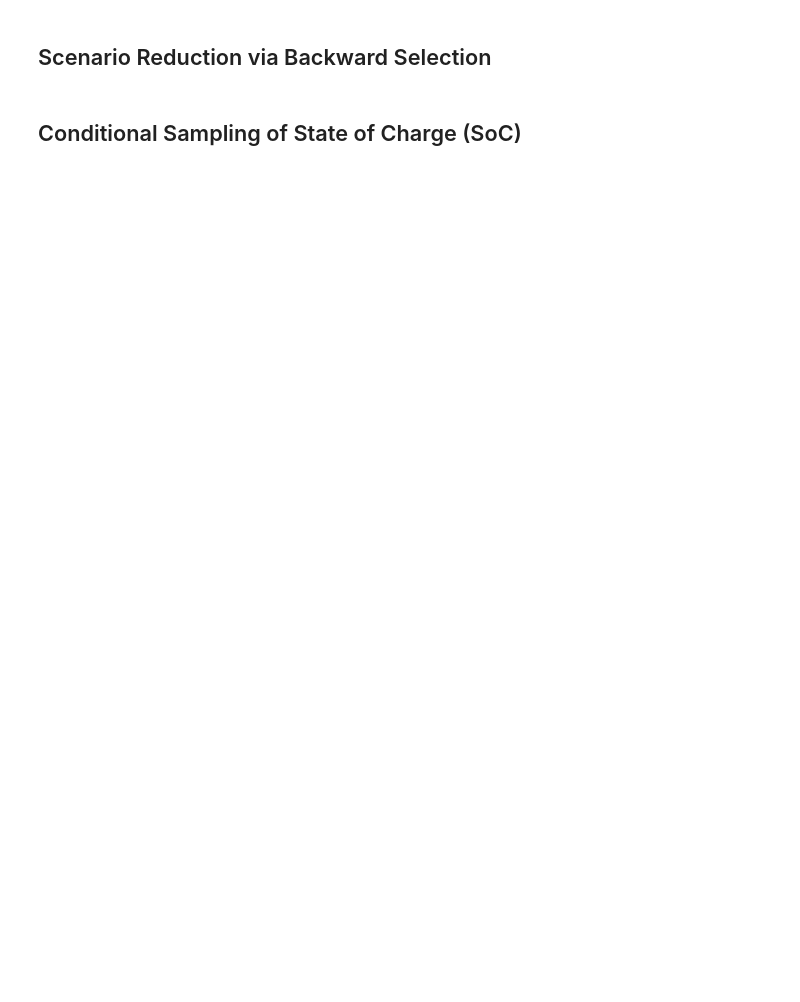
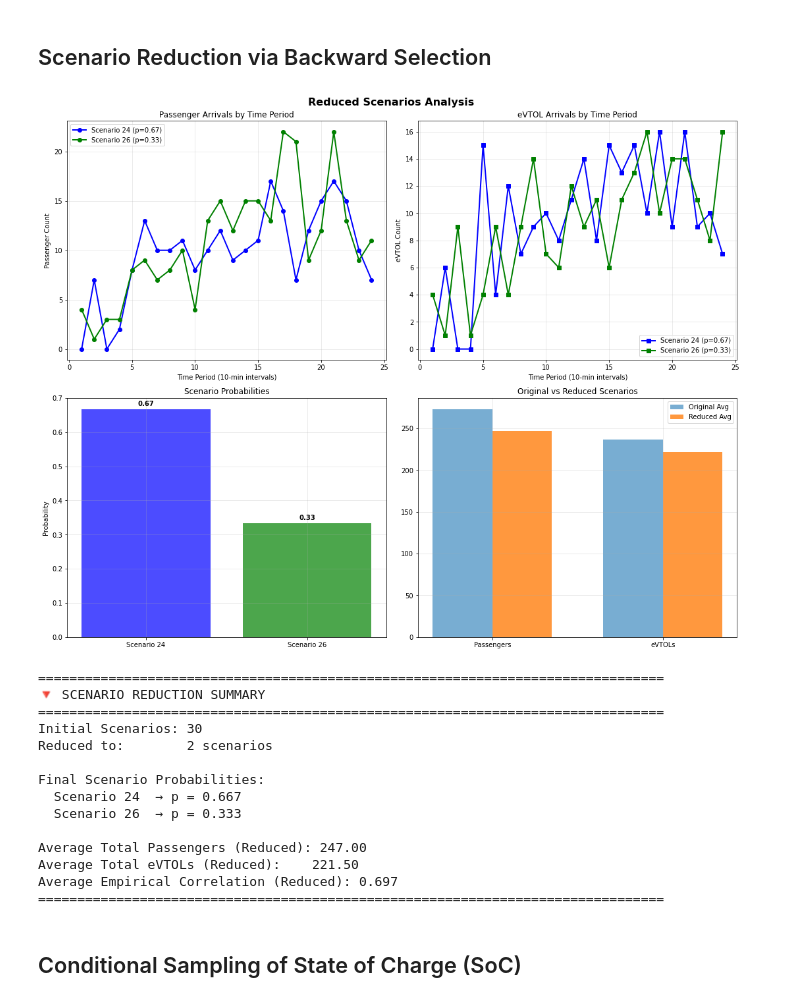
Before and after one commit to DDNALab/uam_fleet_scheduling, a Jupyter notebook: Code/Price_EvtolPass_Sto.ipynb, the cells around one changed output. Saved outputs shown, nothing was run; the diff lists cells and outputs as text; code cells hidden in the pictures; blank space fills up the shorter version.

```diff
--- a/Code/Price_EvtolPass_Sto.ipynb
+++ b/Code/Price_EvtolPass_Sto.ipynb
@@ -458,4 +626,76 @@ def scenario_reduction_backward_with_evtol_filter(scenarios, target_size=3, plot
     return working_scenarios
+# %%
+# ============================================================
+#  Main Execution – Scenario Reduction
+# ============================================================
+if __name__ == "__main__":
+
+    # ----------------------------------------
+    # 1. Run Base Simulation
+    # ----------------------------------------
+    results = simulate_evtol_and_passengers(
+        seed=SEED,
+        plot=False
+    )
+
+    # ----------------------------------------
+    # 2. Generate Initial Joint Demand Scenarios
+    # ----------------------------------------
+    scenarios = generate_joint_demand_scenarios(
+        passenger_arrivals=results["passenger_arrivals"],
+        evtol_arrivals=results["evtol_arrivals"],
+        n_scenarios=N_SCENARIOS,
+        horizon_minutes=HORIZON_MINUTES,
+        bin_size=BIN_SIZE,
+        plot=False
+    )
+
+    # ----------------------------------------
+    # 3. Apply Backward Scenario Reduction
+    # ----------------------------------------
+    reduced_scenarios = scenario_reduction_backward_with_evtol_filter(
+        scenarios=scenarios,
+        target_size=TARGET_SCENARIOS,
+        plot=True
+    )
+
+    # ----------------------------------------
+    # 4. Summary Report
+    # ----------------------------------------
+    print("\n" + "=" * 80)
+    print("🔻 SCENARIO REDUCTION SUMMARY")
+    print("=" * 80)
+    print(f"Initial Scenarios: {len(scenarios)}")
+    print(f"Reduced to:        {len(reduced_scenarios)} scenarios\n")
+
+    print("Final Scenario Probabilities:")
+    for s in reduced_scenarios:
+        print(f"  Scenario {s['id']+1:<3} → p = {s['probability']:.3f}")
+
+    print("\nAverage Total Passengers (Reduced): "
+          f"{np.mean([s['total_passengers'] for s in reduced_scenarios]):.2f}")
+    print("Average Total eVTOLs (Reduced):    "
+          f"{np.mean([s['total_evtols'] for s in reduced_scenarios]):.2f}")
+
+    avg_corr = np.mean([s['empirical_corr'] for s in reduced_scenarios])
+    print(f"Average Empirical Correlation (Reduced): {avg_corr:.3f}")
+    print("=" * 80)
+# %% [output]
+[figure, added]
+================================================================================
+🔻 SCENARIO REDUCTION SUMMARY
+================================================================================
+Initial Scenarios: 30
+Reduced to:        2 scenarios
+
+Final Scenario Probabilities:
+  Scenario 24  → p = 0.667
+  Scenario 26  → p = 0.333
+
+Average Total Passengers (Reduced): 247.00
+Average Total eVTOLs (Reduced):    221.50
+Average Empirical Correlation (Reduced): 0.697
+================================================================================
 # %% [markdown]
 ## Conditional Sampling of State of Charge (SoC)
 # %%
```
Also changed, not shown: parts of 12 cells of this notebook.
